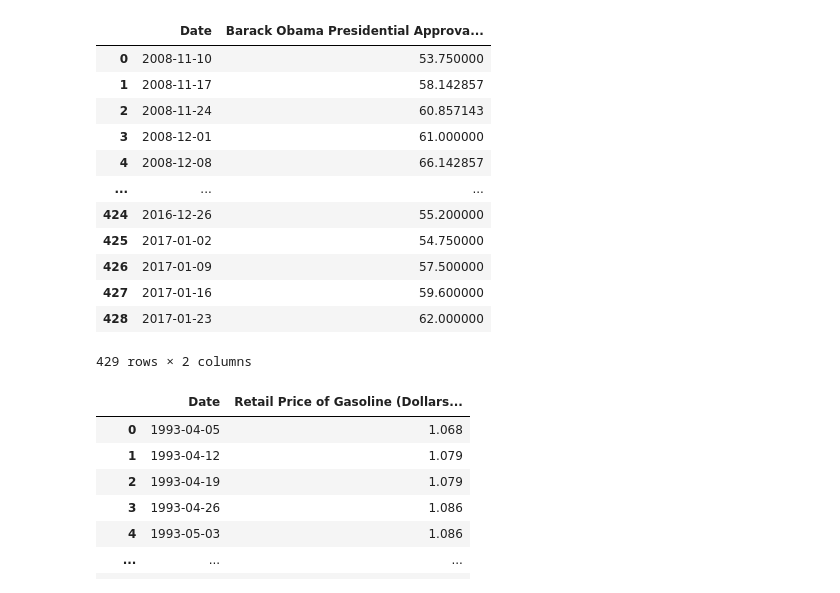
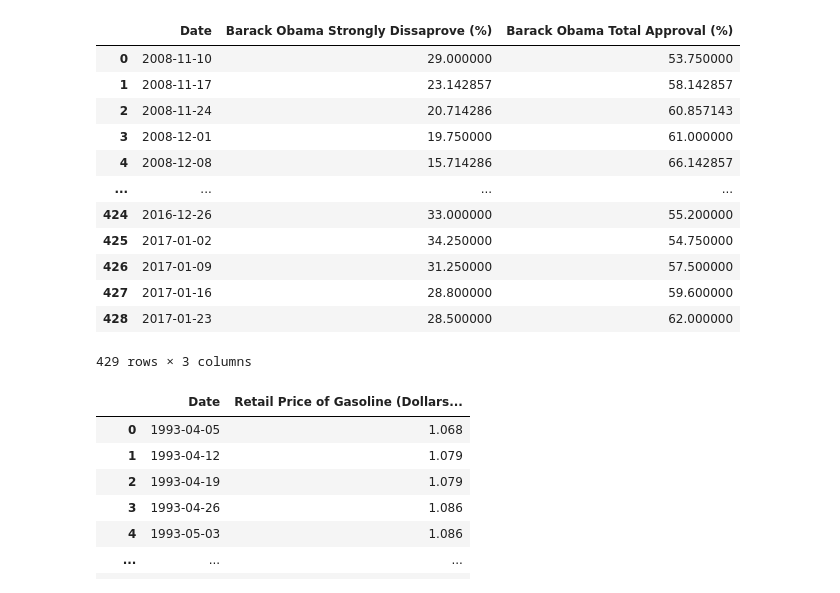
Before and after one commit to Edward-Natusch/Edward-Natusch.github.io, a Jupyter notebook: Homework9_Advanced_Analytics.ipynb, the cells around one changed output. Saved outputs shown, nothing was run; the diff lists cells and outputs as text; code cells hidden in the pictures.

```diff
--- a/Homework9_Advanced_Analytics.ipynb
+++ b/Homework9_Advanced_Analytics.ipynb
@@ -7,47 +7,52 @@ import pandas as pd
 
 Obama_Approval = pd.read_html('https://www.rasmussenreports.com/public_content/politics/obama_administration/obama_approval_index_history')
 
 # Loading and cleaning the data
 
 DF_Obama_Approval = Obama_Approval[0]
 
 DF_Obama_Approval["Date"] = pd.to_datetime(DF_Obama_Approval["Date"])
 DF_Obama_Approval['Total Approve'] = DF_Obama_Approval['Total Approve'].str.replace('%',' ')
 DF_Obama_Approval['Total Approve'] = pd.to_numeric(DF_Obama_Approval['Total Approve'], errors ='coerce')
 DF_Obama_Approval.dropna(subset = ["Total Approve"], inplace=True)
+
+DF_Obama_Approval['Strongly Disapprove'] = DF_Obama_Approval['Strongly Disapprove'].str.replace('%',' ')
+DF_Obama_Approval['Strongly Disapprove'] = pd.to_numeric(DF_Obama_Approval['Strongly Disapprove'], errors ='coerce')
+DF_Obama_Approval.dropna(subset = ["Total Disapprove"], inplace=True)
 
 # Creating Weekly averages for presidential approval
 
 DF_Obama_Approval_Weekly = DF_Obama_Approval.resample('W', on='Date').mean().reset_index()
 
 # The date will reflect the average presidential approval of the previous week
 
 import datetime
 
 # off-setting the day by 1 so the weekly average of the previous week is reflected on the monday of the next week.
 # (This is so the data can be merged with the FRED data, which has a weekly frequency ending Monday)
 
 DF_Obama_Approval_Weekly['Date'] = pd.DatetimeIndex(DF_Obama_Approval_Weekly['Date']) + pd.DateOffset(1)
 
 # Renaming Columns
 
-DF_Obama_Approval_Weekly.columns = ['Date','Barack Obama Presidential Approval (%)']
+DF_Obama_Approval_Weekly.columns = ['Date','Barack Obama Strongly Dissaprove (%)','Barack Obama Total Approval (%)']
+
 
 DF_Obama_Approval_Weekly
 # %% [output]
-|  | Date | Barack Obama Presidential Approva... |
-| 0 | 2008-11-10 | 53.750000 |
-| 1 | 2008-11-17 | 58.142857 |
-| 2 | 2008-11-24 | 60.857143 |
-| 3 | 2008-12-01 | 61.000000 |
-| 4 | 2008-12-08 | 66.142857 |
-| ... | ... | ... |
-| 424 | 2016-12-26 | 55.200000 |
-| 425 | 2017-01-02 | 54.750000 |
-| 426 | 2017-01-09 | 57.500000 |
-| 427 | 2017-01-16 | 59.600000 |
-| 428 | 2017-01-23 | 62.000000 |
+|  | Date | Barack Obama Strongly Dissaprove (%) | Barack Obama Total Approval (%) |
+| 0 | 2008-11-10 | 29.000000 | 53.750000 |
+| 1 | 2008-11-17 | 23.142857 | 58.142857 |
+| 2 | 2008-11-24 | 20.714286 | 60.857143 |
+| 3 | 2008-12-01 | 19.750000 | 61.000000 |
+| 4 | 2008-12-08 | 15.714286 | 66.142857 |
+| ... | ... | ... | ... |
+| 424 | 2016-12-26 | 33.000000 | 55.200000 |
+| 425 | 2017-01-02 | 34.250000 | 54.750000 |
+| 426 | 2017-01-09 | 31.250000 | 57.500000 |
+| 427 | 2017-01-16 | 28.800000 | 59.600000 |
+| 428 | 2017-01-23 | 28.500000 | 62.000000 |
-429 rows × 2 columns
+429 rows × 3 columns
 # %%
 # The second data set I will use is the weekly 'US All Grades All Formulations Gasoline Price', which I will download from the Fred API.
 # %%
```
Also changed, not shown: parts of 3 cells of this notebook.
